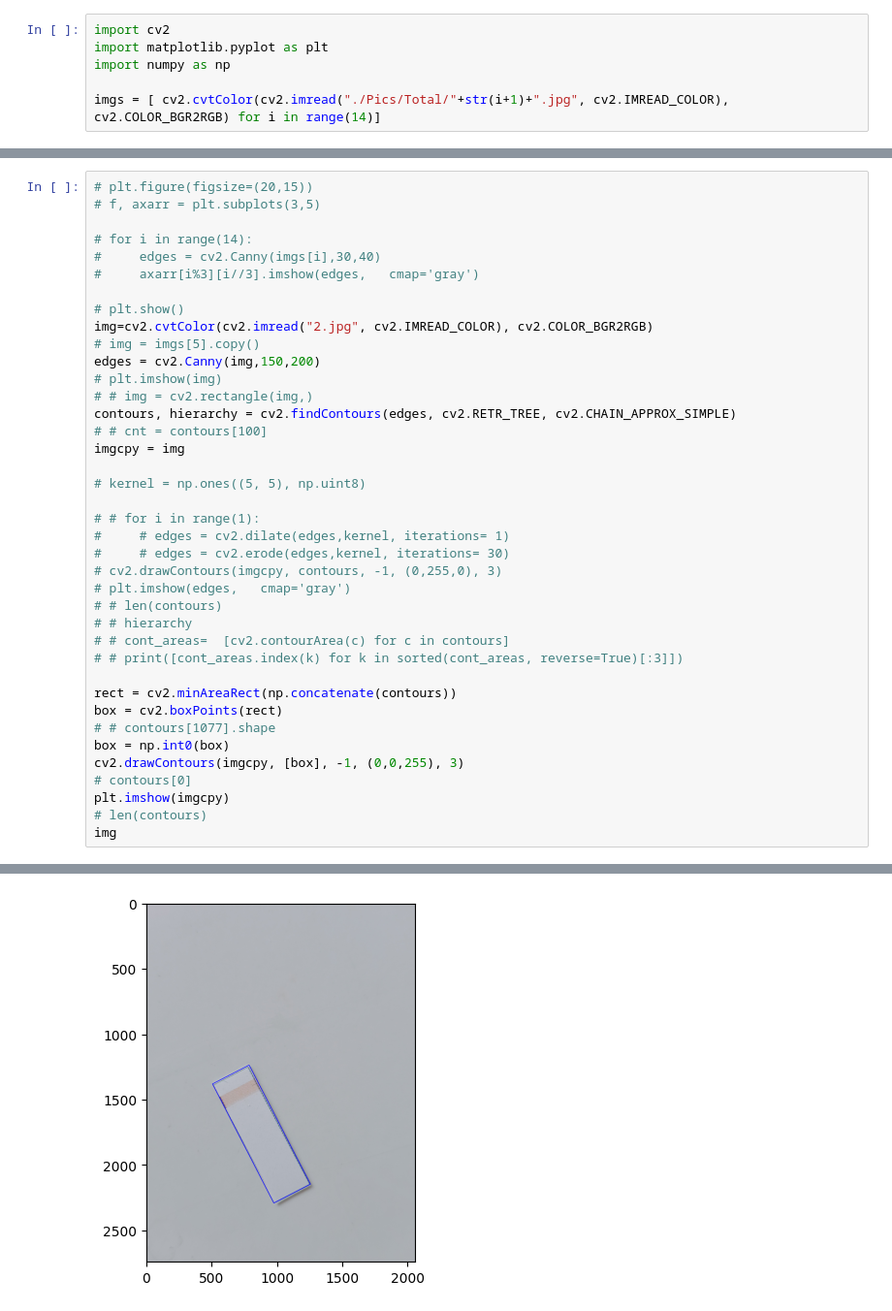
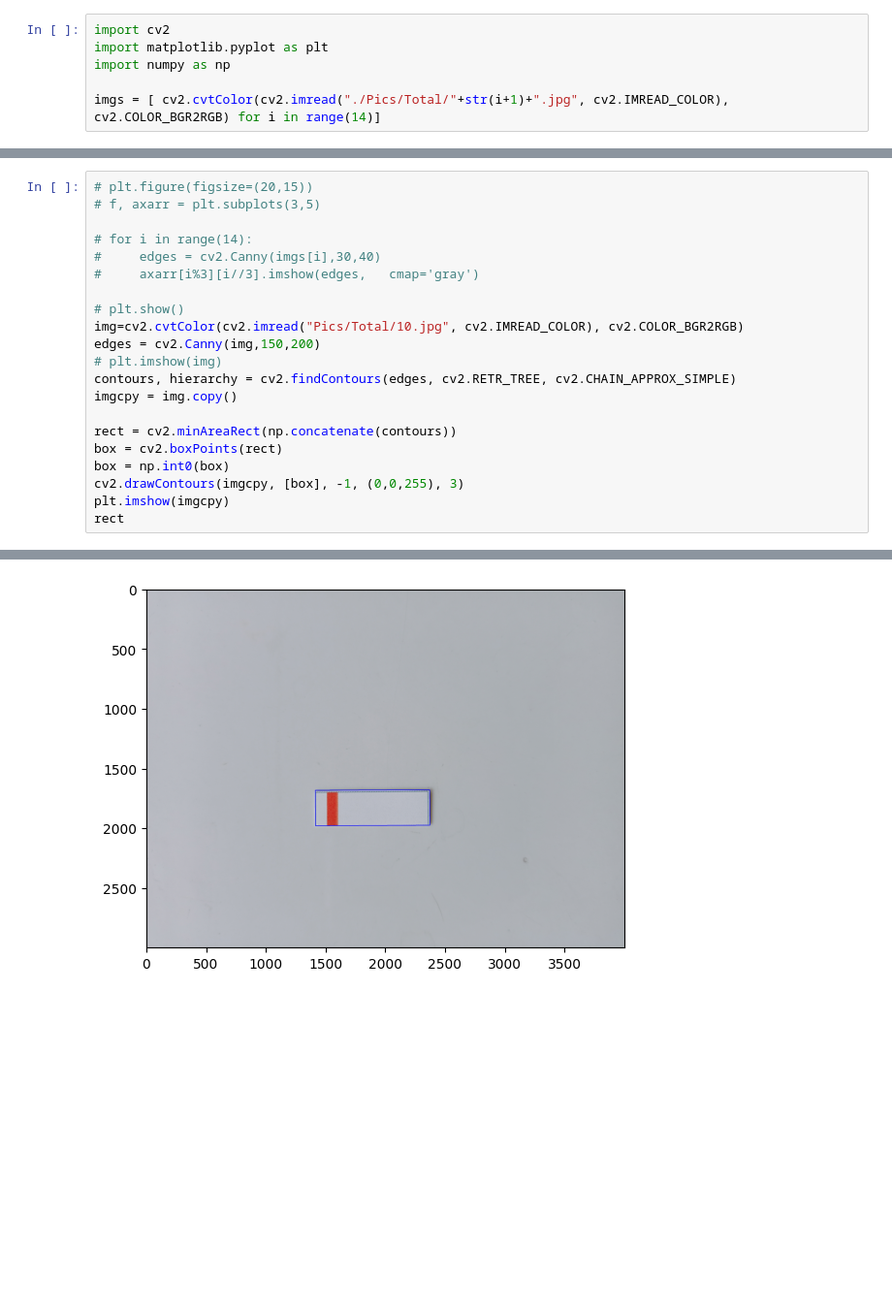
Before and after one commit to MayaankAshok/BioNovus, a Jupyter notebook: code/test.ipynb, the cells around one changed output, grey strips where cells are left out. Shown at 97% size. Cells and saved outputs as stored; diff of their text form; blank space fills up the shorter version.

Commit message:
Updated image detection code

```diff
--- a/code/test.ipynb
+++ b/code/test.ipynb
@@ -18,34 +15,16 @@ plt.imshow( imgs[0])
 #     axarr[i%3][i//3].imshow(edges,   cmap='gray')
 
 # plt.show()
-img=cv2.cvtColor(cv2.imread("2.jpg", cv2.IMREAD_COLOR), cv2.COLOR_BGR2RGB)
-# img = imgs[5].copy()
+img=cv2.cvtColor(cv2.imread("Pics/Total/10.jpg", cv2.IMREAD_COLOR), cv2.COLOR_BGR2RGB)
 edges = cv2.Canny(img,150,200)
 # plt.imshow(img)
-# # img = cv2.rectangle(img,)
 contours, hierarchy = cv2.findContours(edges, cv2.RETR_TREE, cv2.CHAIN_APPROX_SIMPLE)
-# # cnt = contours[100]
-imgcpy = img
-
-# kernel = np.ones((5, 5), np.uint8)
-
-# # for i in range(1):
-#     # edges = cv2.dilate(edges,kernel, iterations= 1)
-#     # edges = cv2.erode(edges,kernel, iterations= 30)
-# cv2.drawContours(imgcpy, contours, -1, (0,255,0), 3)
-# plt.imshow(edges,   cmap='gray')
-# # len(contours)
-# # hierarchy
-# # cont_areas=  [cv2.contourArea(c) for c in contours]
-# # print([cont_areas.index(k) for k in sorted(cont_areas, reverse=True)[:3]])
+imgcpy = img.copy()
 
 rect = cv2.minAreaRect(np.concatenate(contours))
 box = cv2.boxPoints(rect)
-# # contours[1077].shape
 box = np.int0(box)
 cv2.drawContours(imgcpy, [box], -1, (0,0,255), 3)
-# contours[0]
 plt.imshow(imgcpy)
-# len(contours)
-img
+rect
 # %% [output]
@@ -69 +34 @@ array([[[185, 185, 193],
-[figure, old version]
+[figure, new version]
```
Also changed, not shown: parts of 7 cells of this notebook.
